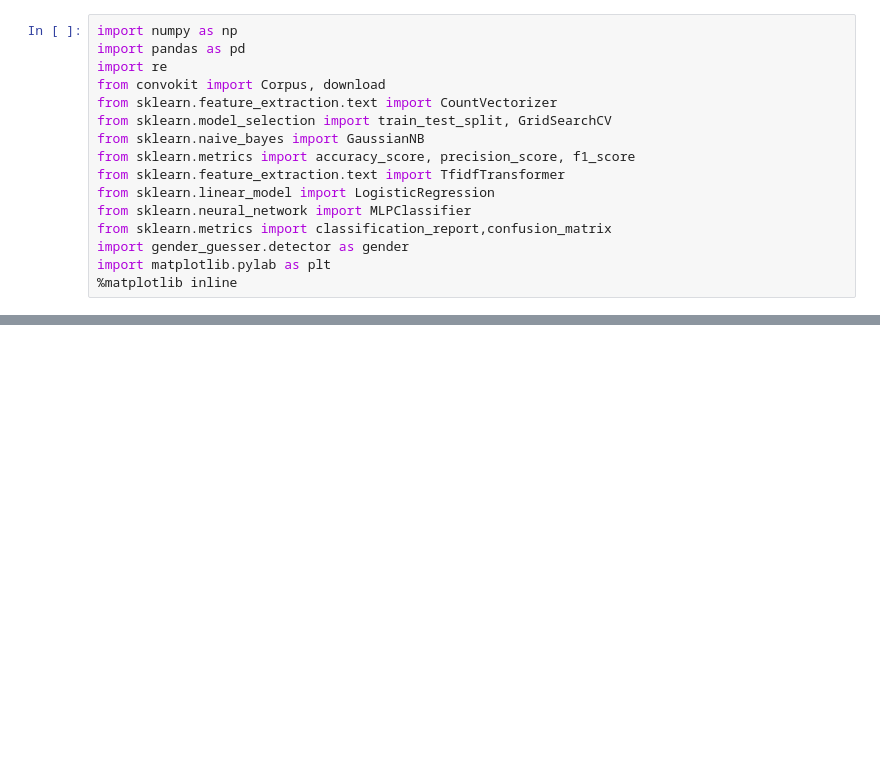
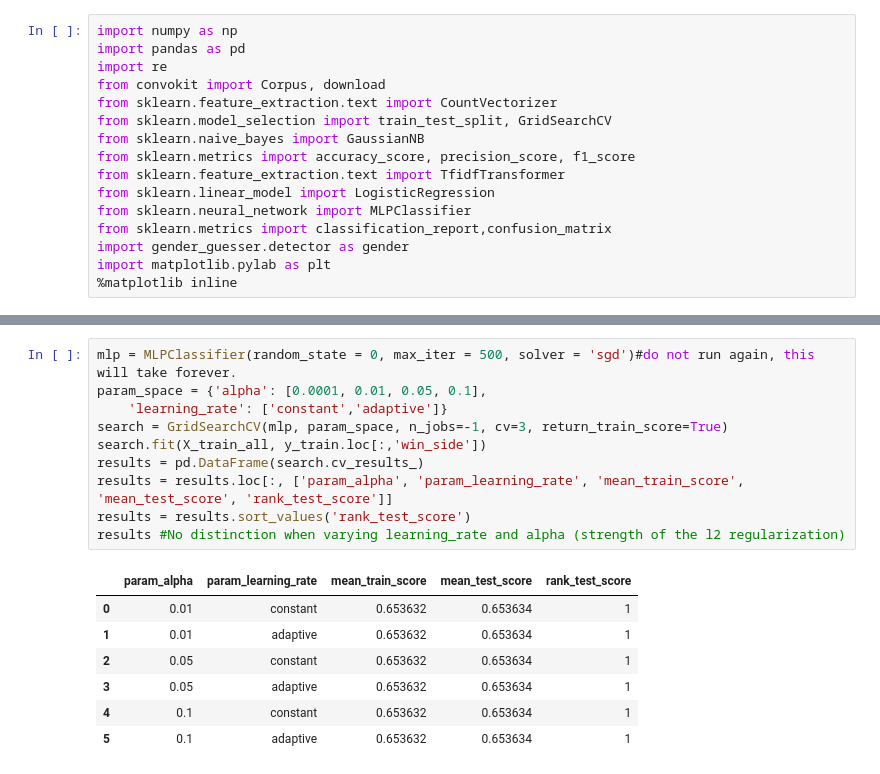
Before and after one commit to baueramari/team-supreme, a Jupyter notebook: MLP_Tuning_AB.ipynb, the cells around one changed output, grey strips where cells are left out. Drawn from its saved outputs; the diff is of its cells as text; blank space fills up the shorter version.

```diff
--- a/MLP_Tuning_AB.ipynb
+++ b/MLP_Tuning_AB.ipynb
@@ -101,0 +95,18 @@ print(accuracy)
+# %%
+mlp = MLPClassifier(random_state = 0, max_iter = 500, solver = 'sgd')#do not run again, this will take forever.
+param_space = {'alpha': [0.0001, 0.01, 0.05, 0.1],
+    'learning_rate': ['constant','adaptive']}
+search = GridSearchCV(mlp, param_space, n_jobs=-1, cv=3, return_train_score=True)
+search.fit(X_train_all, y_train.loc[:,'win_side'])
+results = pd.DataFrame(search.cv_results_)
+results = results.loc[:, ['param_alpha', 'param_learning_rate', 'mean_train_score', 'mean_test_score', 'rank_test_score']]
+results = results.sort_values('rank_test_score')
+results #No distinction when varying learning_rate and alpha (strength of the l2 regularization)
+# %% [output]
+|  | param_alpha | param_learning_rate | mean_train_score | mean_test_score | rank_test_score |
+| 0 | 0.01 | constant | 0.653632 | 0.653634 | 1 |
+| 1 | 0.01 | adaptive | 0.653632 | 0.653634 | 1 |
+| 2 | 0.05 | constant | 0.653632 | 0.653634 | 1 |
+| 3 | 0.05 | adaptive | 0.653632 | 0.653634 | 1 |
+| 4 | 0.1 | constant | 0.653632 | 0.653634 | 1 |
+| 5 | 0.1 | adaptive | 0.653632 | 0.653634 | 1 |
```
Also changed, not shown: parts of 20 cells of this notebook, 2 other files.
